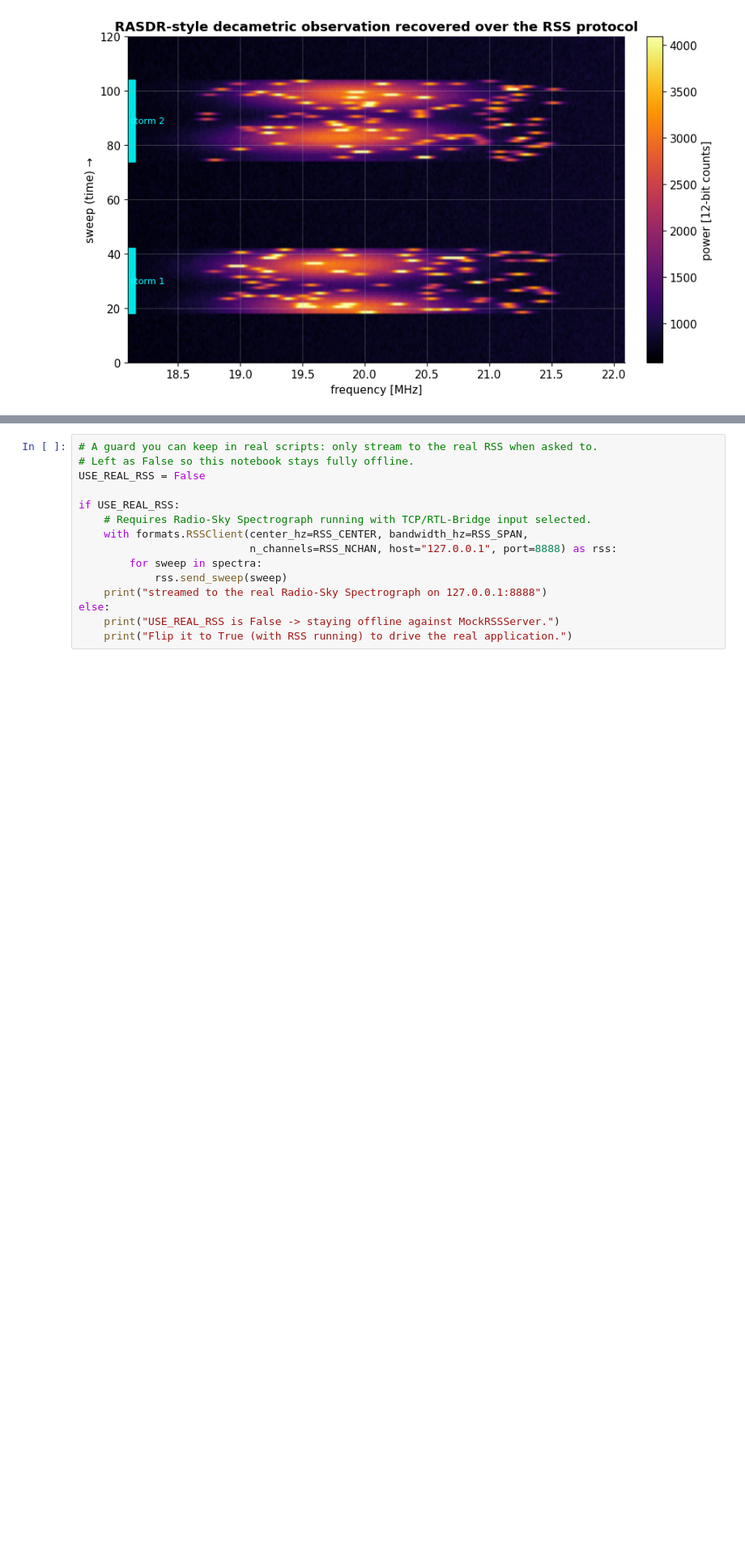
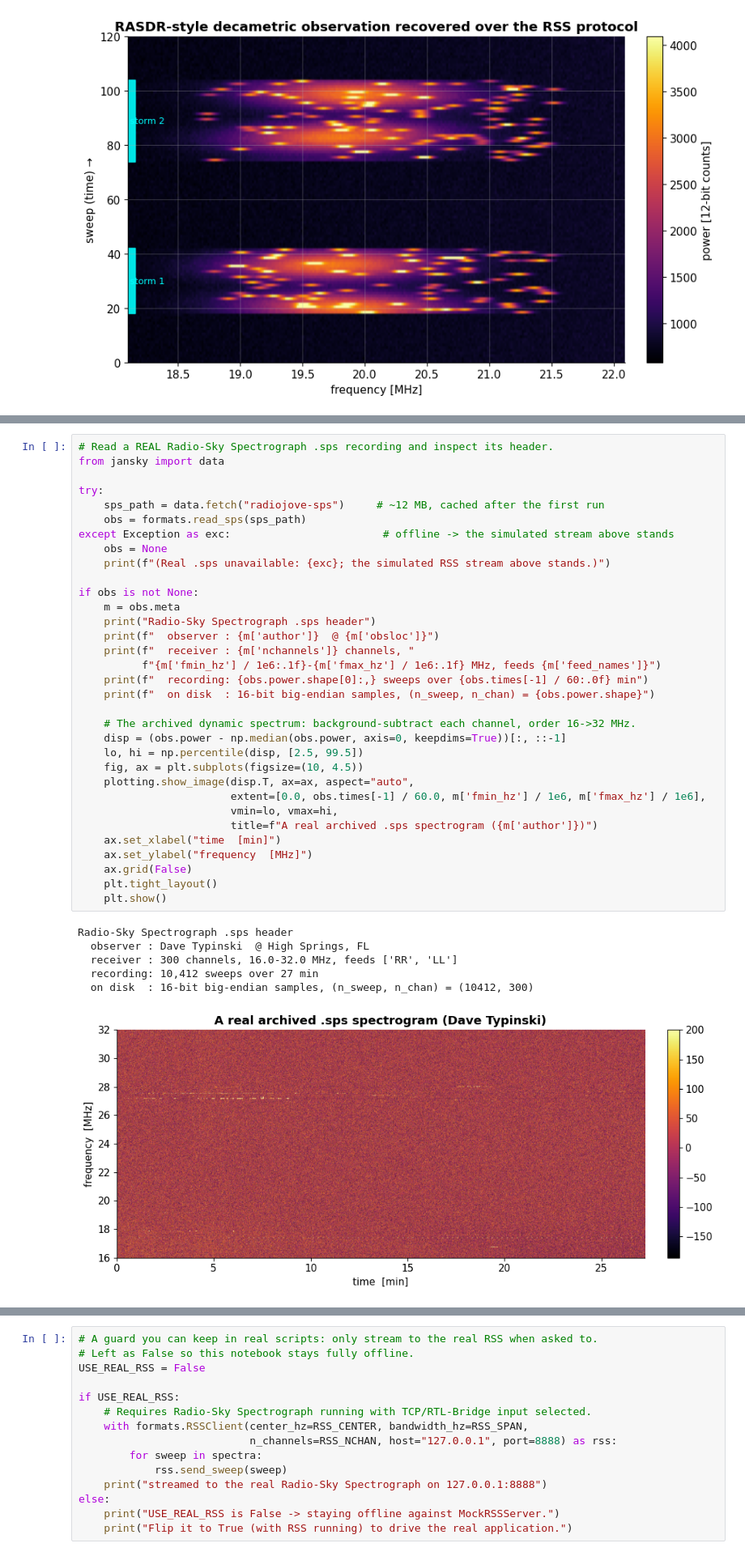
Before and after one commit to joebarbere/jansky, a Jupyter notebook: notebooks/30_rasdr_radio_sky.ipynb, the cells around one changed output, grey strips where cells are left out. Shown at 81% size. Saved outputs shown, nothing was run; the diff lists cells and outputs as text; blank space fills up the shorter version.

```diff
--- a/notebooks/30_rasdr_radio_sky.ipynb
+++ b/notebooks/30_rasdr_radio_sky.ipynb
@@ -292,0 +305,40 @@ plt.show()
+# %%
+# Read a REAL Radio-Sky Spectrograph .sps recording and inspect its header.
+from jansky import data
+
+try:
+    sps_path = data.fetch("radiojove-sps")     # ~12 MB, cached after the first run
+    obs = formats.read_sps(sps_path)
+except Exception as exc:                        # offline -> the simulated stream above stands
+    obs = None
+    print(f"(Real .sps unavailable: {exc}; the simulated RSS stream above stands.)")
+
+if obs is not None:
+    m = obs.meta
+    print("Radio-Sky Spectrograph .sps header")
+    print(f"  observer : {m['author']}  @ {m['obsloc']}")
+    print(f"  receiver : {m['nchannels']} channels, "
+          f"{m['fmin_hz'] / 1e6:.1f}-{m['fmax_hz'] / 1e6:.1f} MHz, feeds {m['feed_names']}")
+    print(f"  recording: {obs.power.shape[0]:,} sweeps over {obs.times[-1] / 60:.0f} min")
+    print(f"  on disk  : 16-bit big-endian samples, (n_sweep, n_chan) = {obs.power.shape}")
+
+    # The archived dynamic spectrum: background-subtract each channel, order 16->32 MHz.
+    disp = (obs.power - np.median(obs.power, axis=0, keepdims=True))[:, ::-1]
+    lo, hi = np.percentile(disp, [2.5, 99.5])
+    fig, ax = plt.subplots(figsize=(10, 4.5))
+    plotting.show_image(disp.T, ax=ax, aspect="auto",
+                        extent=[0.0, obs.times[-1] / 60.0, m['fmin_hz'] / 1e6, m['fmax_hz'] / 1e6],
+                        vmin=lo, vmax=hi,
+                        title=f"A real archived .sps spectrogram ({m['author']})")
+    ax.set_xlabel("time  [min]")
+    ax.set_ylabel("frequency  [MHz]")
+    ax.grid(False)
+    plt.tight_layout()
+    plt.show()
+# %% [output]
+Radio-Sky Spectrograph .sps header
+  observer : Dave Typinski  @ High Springs, FL
+  receiver : 300 channels, 16.0-32.0 MHz, feeds ['RR', 'LL']
+  recording: 10,412 sweeps over 27 min
+  on disk  : 16-bit big-endian samples, (n_sweep, n_chan) = (10412, 300)
+[figure, added]
```
Also changed, not shown: parts of 3 cells of this notebook, 1 other file.
